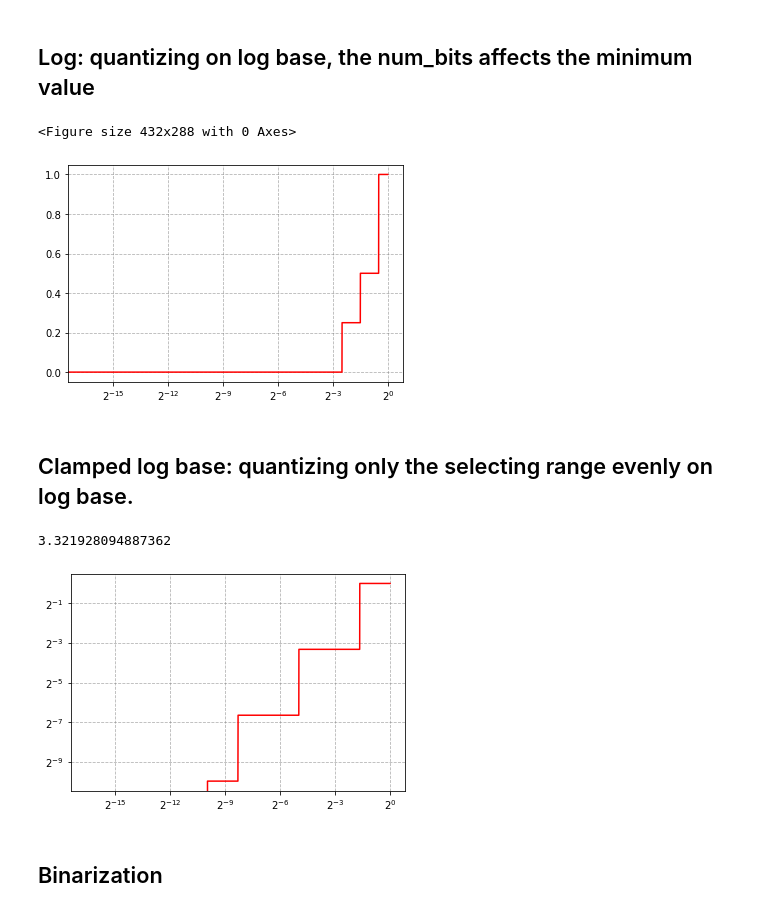
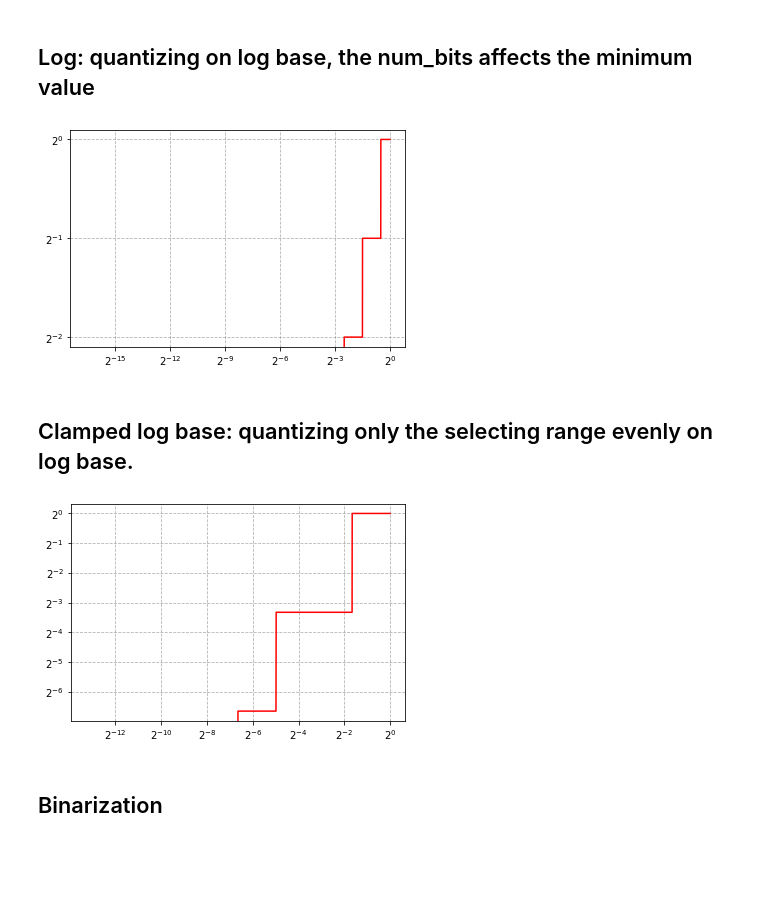
Before and after one commit to StonyBrookNLP/spiqa, a Jupyter notebook: quant_method_explain.ipynb, the cells around one changed output. Drawn from its saved outputs; the diff is of its cells as text; code cells hidden in the pictures; blank space fills up the shorter version.

```diff
--- a/quant_method_explain.ipynb
+++ b/quant_method_explain.ipynb
@@ -3,8 +3,9 @@ import numpy as np
 import matplotlib
 import matplotlib.pyplot as plt
 from math import log, log2, floor
+from pprint import pprint
 
-dat = np.arange(0.0, 1.0, 0.00001)
+dat = np.arange(0.0, 1.0, 0.0001)
 num_bits = 2.0
 # %% [markdown]
 ## Linear: quantizing the given range linearly
@@ -33,37 +34,34 @@ def logQuant(att, bits):
 log_quant_dat = logQuant(dat, num_bits)
 fig, ax = plt.subplots()
 ax.set_xscale('log', basex=2)
-# ax.set_yscale('log', basey=2)
+ax.set_yscale('log', basey=2)
 ax.plot(dat, log_quant_dat, 'r-')
 ax.grid(linestyle='--', color='grey', alpha=0.6)
 plt.show()
 plt.close()
 # %% [output]
-<Figure size 432x288 with 0 Axes>
-[figure, old version]
+[figure, new version]
 # %% [markdown]
 ## Clamped log base: quantizing only the selecting range evenly on log base.
 # %%
 def clampedLogQuant(att, bits):
     min_exp = log2(0.001)
-    step = (0 - min_exp) / (2.0**bits-1)
-    print(step)
+    step = min_exp / (2.0**bits-1)
     exp = np.log2(att)
     clamped_exp = np.floor(exp / step + 0.5) * step
-    clamped_exp[exp < min_exp] = float("-Inf")
+    clamped_exp[exp < (min_exp - step)] = float("-Inf")
     return np.power(2.0, clamped_exp)
 
 clamped_log_quant_dat = clampedLogQuant(dat, num_bits)
 fig, ax = plt.subplots()
 ax.set_xscale('log', basex=2)
 ax.set_yscale('log', basey=2)
 ax.plot(dat, clamped_log_quant_dat, 'r-')
 ax.grid(linestyle='--', color='grey', alpha=0.6)
 plt.show()
 plt.close()
 # %% [output]
-3.321928094887362
-[figure, old version]
+[figure, new version]
 # %% [markdown]
 ## Binarization
 # %%
```
Also changed, not shown: 1 other file.
